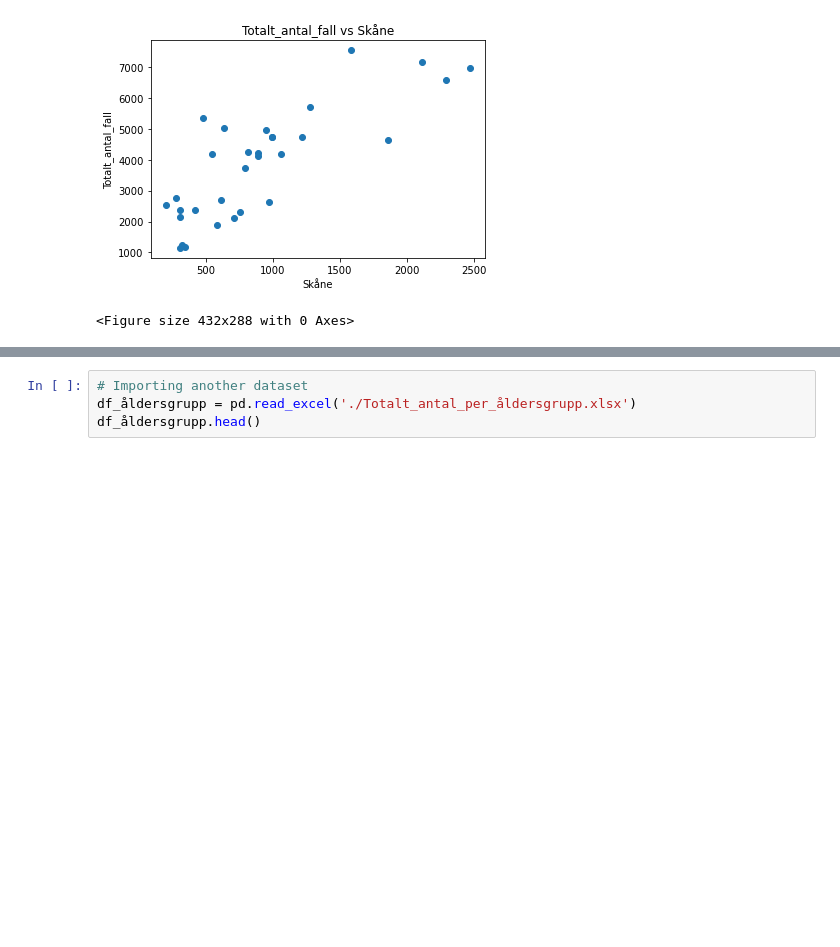
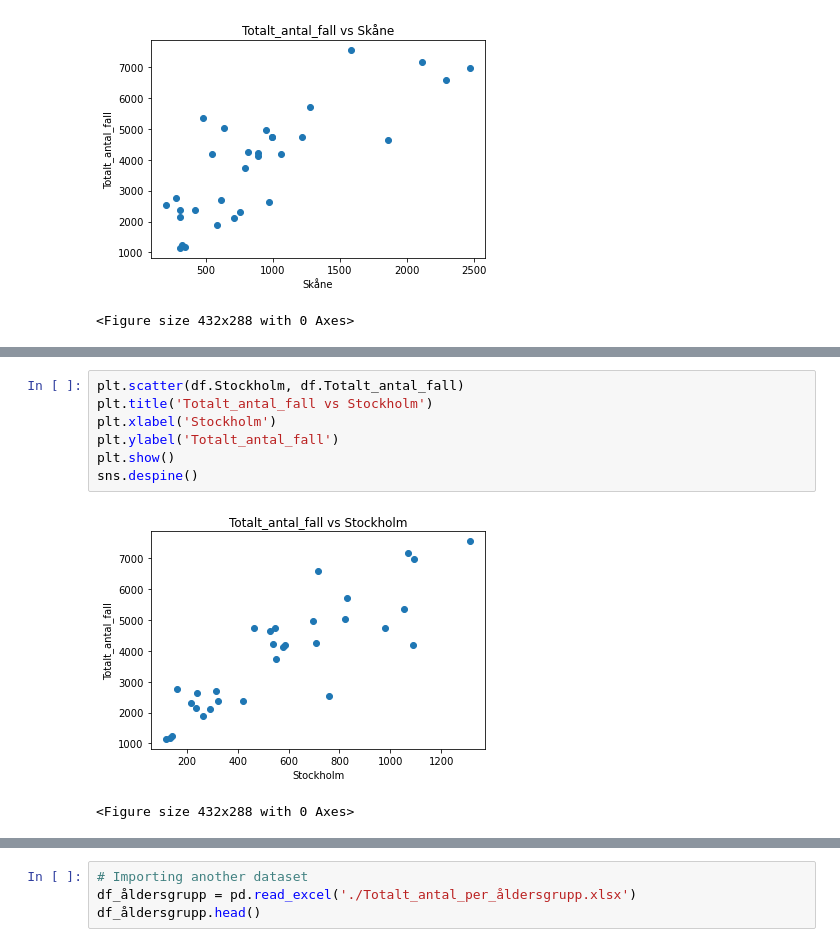
Before and after one commit to KhalidHandouleh/Projekt-Arbete, a Jupyter notebook: Corona_Fal.ipynb, the cells around one changed output, grey strips where cells are left out. Cells and saved outputs as stored; diff of their text form; blank space fills up the shorter version.

```diff
--- a/Corona_Fal.ipynb
+++ b/Corona_Fal.ipynb
@@ -183,0 +141,10 @@ Name: Västra_Götaland, dtype: int64
+# %%
+plt.scatter(df.Stockholm, df.Totalt_antal_fall)
+plt.title('Totalt_antal_fall vs Stockholm')
+plt.xlabel('Stockholm')
+plt.ylabel('Totalt_antal_fall')
+plt.show()
+sns.despine()
+# %% [output]
+[figure, added]
+<Figure size 432x288 with 0 Axes>
```
Also changed, not shown: parts of 16 cells of this notebook.
